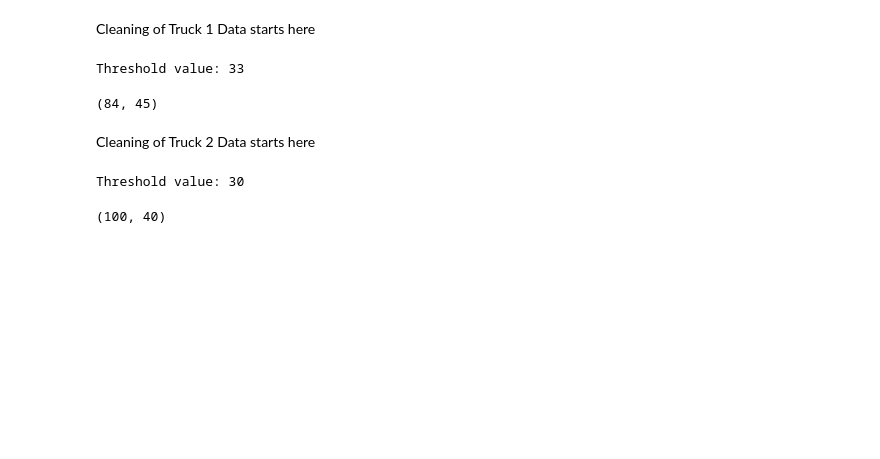
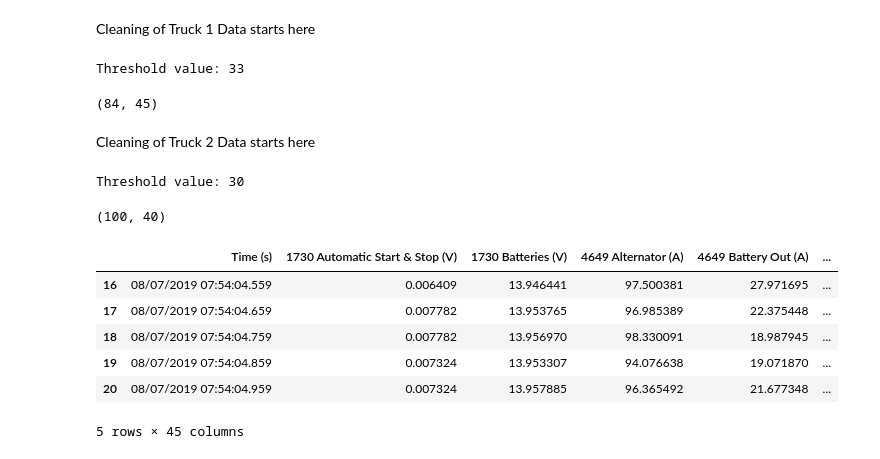
Before and after one commit to UNCG-CSE/Volvo_Truck_Analytics, a Jupyter notebook: src/VolvoTrucksAnalytics.ipynb, the cells around one changed output. Drawn from its saved outputs; the diff is of its cells as text; code cells hidden in the pictures; blank space fills up the shorter version.

```diff
--- a/src/VolvoTrucksAnalytics.ipynb
+++ b/src/VolvoTrucksAnalytics.ipynb
@@ -172,3 +173,13 @@ truck2data.shape
 # %% [output]
 Threshold value: 30
 (100, 40)
+# %%
+truck1data.head()
+# %% [output]
+|  | Time (s) | 1730 Automatic Start & Stop (V) | 1730 Batteries (V) | 4649 Alternator (A) | 4649 Battery Out (A) | ... |
+| 16 | 08/07/2019 07:54:04.559 | 0.006409 | 13.946441 | 97.500381 | 27.971695 | ... |
+| 17 | 08/07/2019 07:54:04.659 | 0.007782 | 13.953765 | 96.985389 | 22.375448 | ... |
+| 18 | 08/07/2019 07:54:04.759 | 0.007782 | 13.956970 | 98.330091 | 18.987945 | ... |
+| 19 | 08/07/2019 07:54:04.859 | 0.007324 | 13.953307 | 94.076638 | 19.071870 | ... |
+| 20 | 08/07/2019 07:54:04.959 | 0.007324 | 13.957885 | 96.365492 | 21.677348 | ... |
+5 rows × 45 columns
```
Also changed, not shown: parts of 31 cells of this notebook, 1 other file.
